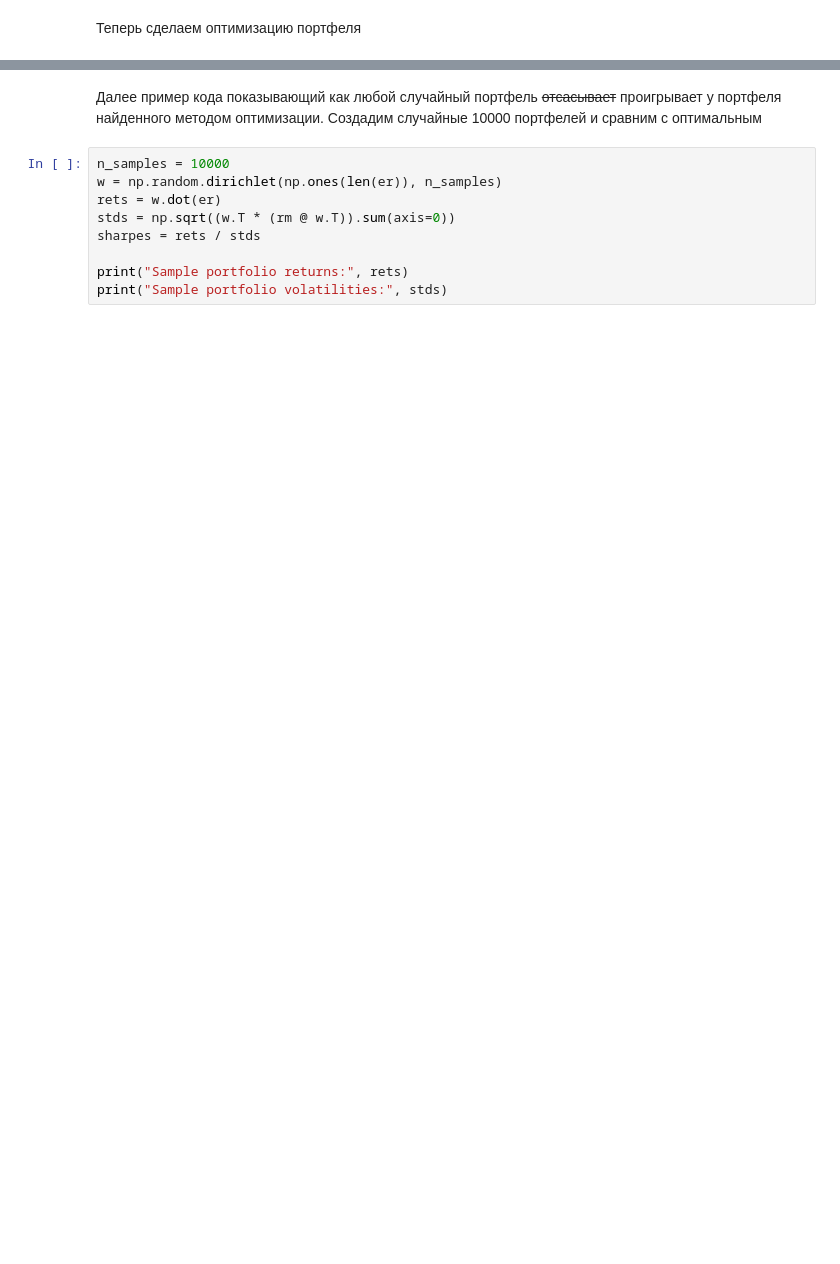
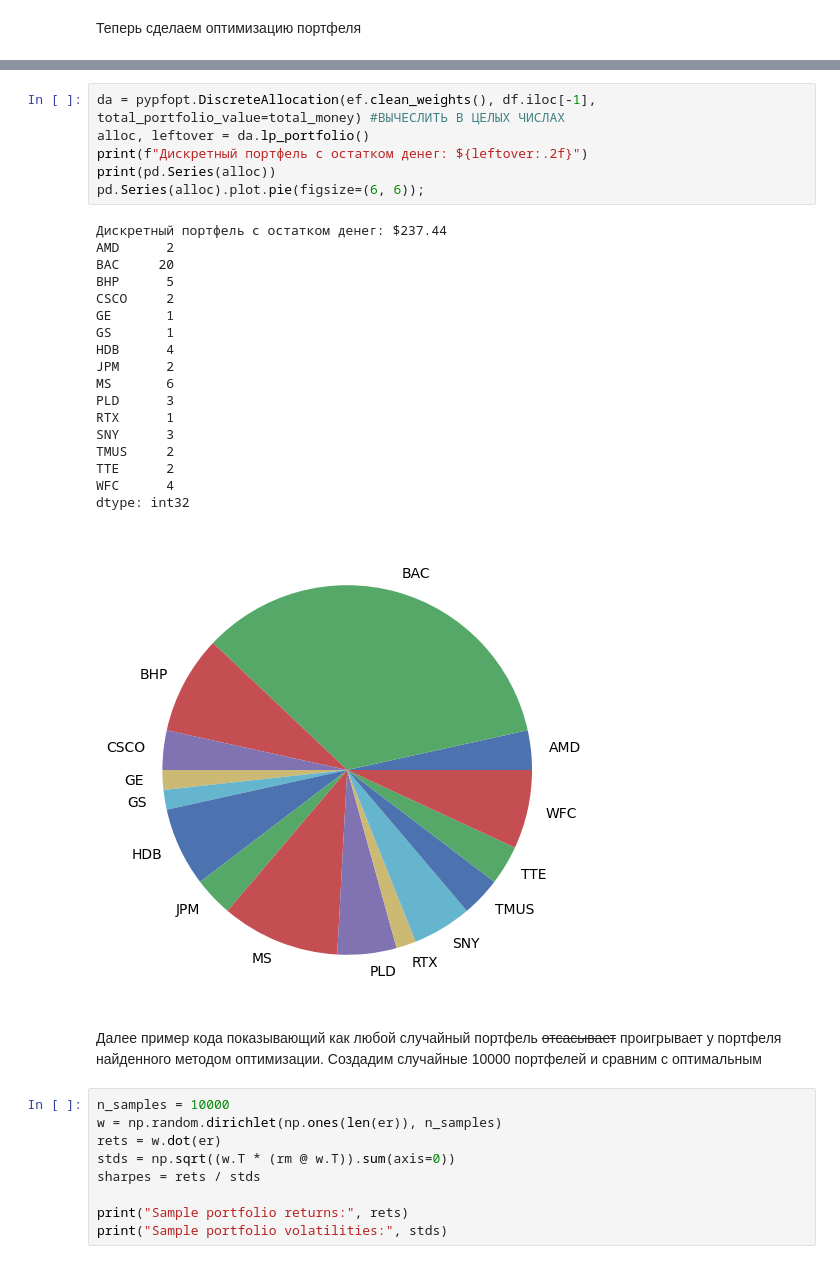
Before and after one commit to swalda/MPT_from_scratch, a Jupyter notebook: Using_PyPortfolioOpt.ipynb, the cells around one changed output, grey strips where cells are left out. Saved outputs shown, nothing was run; the diff lists cells and outputs as text; blank space fills up the shorter version.

```diff
--- a/Using_PyPortfolioOpt.ipynb
+++ b/Using_PyPortfolioOpt.ipynb
@@ -105,3 +113,28 @@ Sharpe Ratio: 1.12
+# %%
+da = pypfopt.DiscreteAllocation(ef.clean_weights(), df.iloc[-1], total_portfolio_value=total_money) #ВЫЧЕСЛИТЬ В ЦЕЛЫХ ЧИСЛАХ
+alloc, leftover = da.lp_portfolio()
+print(f"Дискретный портфель с остатком денег: ${leftover:.2f}")
+print(pd.Series(alloc))
+pd.Series(alloc).plot.pie(figsize=(6, 6));
+# %% [output]
+Дискретный портфель с остатком денег: $237.44
+AMD      2
+BAC     20
+BHP      5
+CSCO     2
+GE       1
+GS       1
+HDB      4
+JPM      2
+MS       6
+PLD      3
+RTX      1
+SNY      3
+TMUS     2
+TTE      2
+WFC      4
+dtype: int32
+[figure, added]
 # %% [markdown]
 Далее пример кода показывающий как любой случайный портфель ~~отсасывает~~ проигрывает у портфеля найденного методом оптимизации. Создадим случайные 10000 портфелей и сравним с оптимальным
 # %%
```
Also changed, not shown: parts of 9 cells of this notebook.
